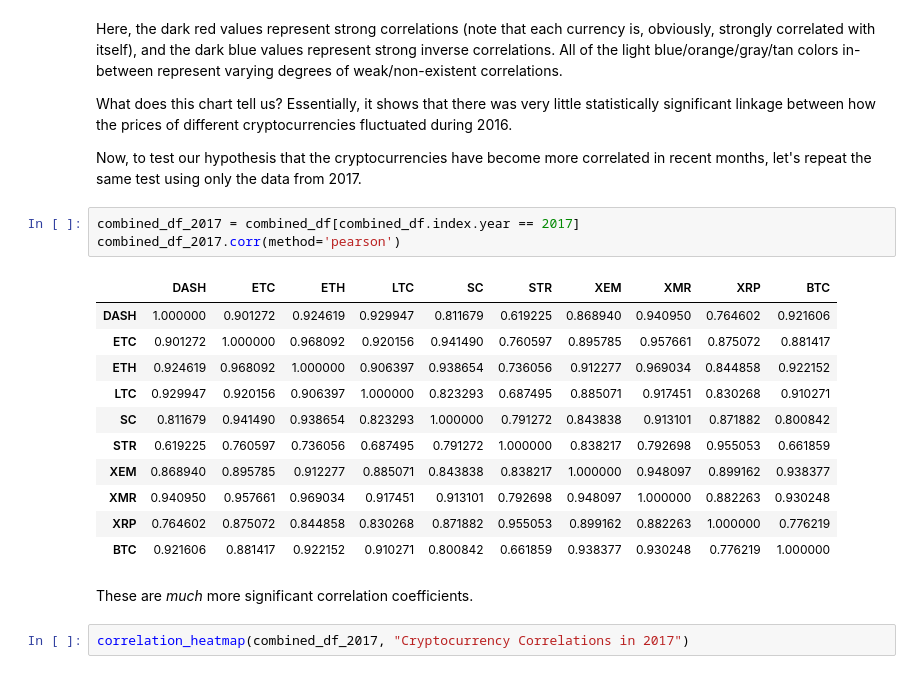
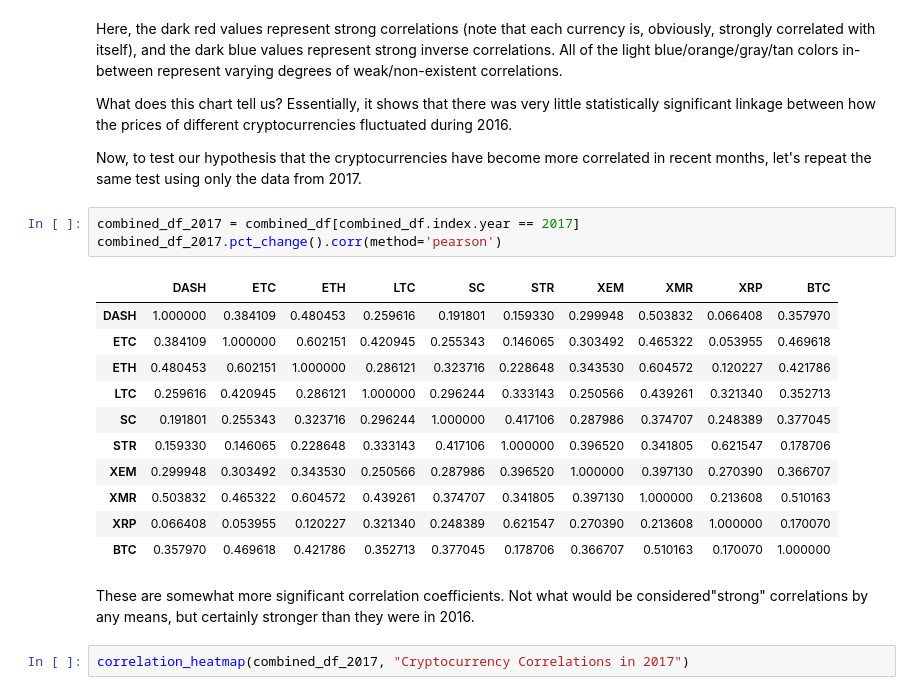
Before and after one commit to triestpa/Cryptocurrency-Analysis-Python, a Jupyter notebook: Cryptocurrency-Pricing-Analysis.ipynb, the cells around one changed output. Drawn from its saved outputs; the diff is of its cells as text.

```diff
--- a/Cryptocurrency-Pricing-Analysis.ipynb
+++ b/Cryptocurrency-Pricing-Analysis.ipynb
@@ -417,21 +417,21 @@ What does this chart tell us? Essentially, it shows that there was very little s
 Now, to test our hypothesis that the cryptocurrencies have become more correlated in recent months, let's repeat the same test using only the data from 2017.
 # %%
 combined_df_2017 = combined_df[combined_df.index.year == 2017]
-combined_df_2017.corr(method='pearson')
+combined_df_2017.pct_change().corr(method='pearson')
 # %% [output]
 |  | DASH | ETC | ETH | LTC | SC | STR | XEM | XMR | XRP | BTC |
-| DASH | 1.000000 | 0.901272 | 0.924619 | 0.929947 | 0.811679 | 0.619225 | 0.868940 | 0.940950 | 0.764602 | 0.921606 |
-| ETC | 0.901272 | 1.000000 | 0.968092 | 0.920156 | 0.941490 | 0.760597 | 0.895785 | 0.957661 | 0.875072 | 0.881417 |
-| ETH | 0.924619 | 0.968092 | 1.000000 | 0.906397 | 0.938654 | 0.736056 | 0.912277 | 0.969034 | 0.844858 | 0.922152 |
-| LTC | 0.929947 | 0.920156 | 0.906397 | 1.000000 | 0.823293 | 0.687495 | 0.885071 | 0.917451 | 0.830268 | 0.910271 |
-| SC | 0.811679 | 0.941490 | 0.938654 | 0.823293 | 1.000000 | 0.791272 | 0.843838 | 0.913101 | 0.871882 | 0.800842 |
-| STR | 0.619225 | 0.760597 | 0.736056 | 0.687495 | 0.791272 | 1.000000 | 0.838217 | 0.792698 | 0.955053 | 0.661859 |
-| XEM | 0.868940 | 0.895785 | 0.912277 | 0.885071 | 0.843838 | 0.838217 | 1.000000 | 0.948097 | 0.899162 | 0.938377 |
-| XMR | 0.940950 | 0.957661 | 0.969034 | 0.917451 | 0.913101 | 0.792698 | 0.948097 | 1.000000 | 0.882263 | 0.930248 |
-| XRP | 0.764602 | 0.875072 | 0.844858 | 0.830268 | 0.871882 | 0.955053 | 0.899162 | 0.882263 | 1.000000 | 0.776219 |
-| BTC | 0.921606 | 0.881417 | 0.922152 | 0.910271 | 0.800842 | 0.661859 | 0.938377 | 0.930248 | 0.776219 | 1.000000 |
+| DASH | 1.000000 | 0.384109 | 0.480453 | 0.259616 | 0.191801 | 0.159330 | 0.299948 | 0.503832 | 0.066408 | 0.357970 |
+| ETC | 0.384109 | 1.000000 | 0.602151 | 0.420945 | 0.255343 | 0.146065 | 0.303492 | 0.465322 | 0.053955 | 0.469618 |
+| ETH | 0.480453 | 0.602151 | 1.000000 | 0.286121 | 0.323716 | 0.228648 | 0.343530 | 0.604572 | 0.120227 | 0.421786 |
+| LTC | 0.259616 | 0.420945 | 0.286121 | 1.000000 | 0.296244 | 0.333143 | 0.250566 | 0.439261 | 0.321340 | 0.352713 |
+| SC | 0.191801 | 0.255343 | 0.323716 | 0.296244 | 1.000000 | 0.417106 | 0.287986 | 0.374707 | 0.248389 | 0.377045 |
+| STR | 0.159330 | 0.146065 | 0.228648 | 0.333143 | 0.417106 | 1.000000 | 0.396520 | 0.341805 | 0.621547 | 0.178706 |
+| XEM | 0.299948 | 0.303492 | 0.343530 | 0.250566 | 0.287986 | 0.396520 | 1.000000 | 0.397130 | 0.270390 | 0.366707 |
+| XMR | 0.503832 | 0.465322 | 0.604572 | 0.439261 | 0.374707 | 0.341805 | 0.397130 | 1.000000 | 0.213608 | 0.510163 |
+| XRP | 0.066408 | 0.053955 | 0.120227 | 0.321340 | 0.248389 | 0.621547 | 0.270390 | 0.213608 | 1.000000 | 0.170070 |
+| BTC | 0.357970 | 0.469618 | 0.421786 | 0.352713 | 0.377045 | 0.178706 | 0.366707 | 0.510163 | 0.170070 | 1.000000 |
-# %% [markdown]
-These are *much* more significant correlation coefficients.
+# %% [markdown]
+These are somewhat more significant correlation coefficients. Not what would be considered"strong" correlations by any means, but certainly stronger than they were in 2016.
 # %%
 correlation_heatmap(combined_df_2017, "Cryptocurrency Correlations in 2017")
 # %% [output]
```
Also changed, not shown: parts of 3 cells of this notebook, 1 other file.
